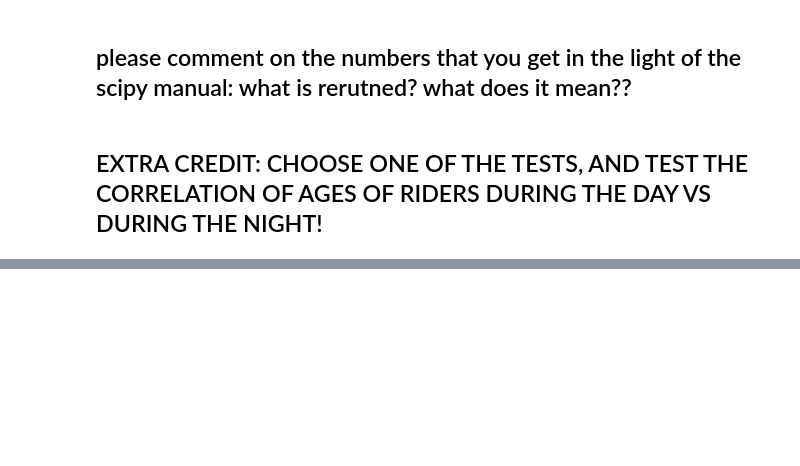
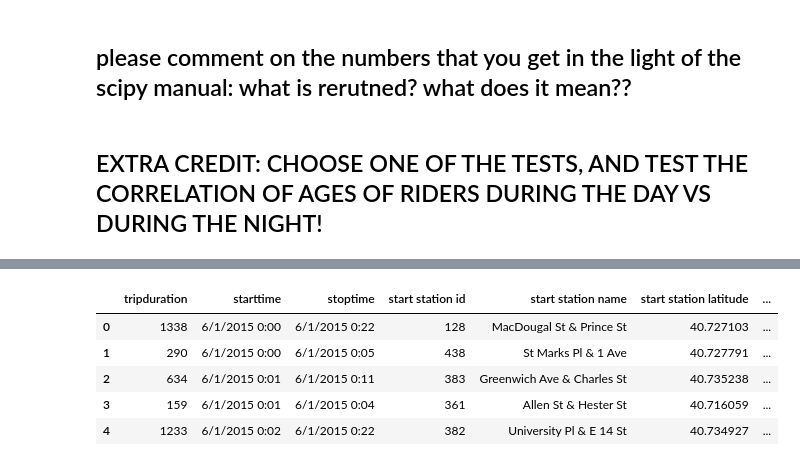
Before and after one commit to as10724/PUI2016_as10724, a Jupyter notebook: HW4_as10724/Assignment4_as10724.ipynb, the cells around one changed output, grey strips where cells are left out. Saved outputs shown, nothing was run; the diff lists cells and outputs as text; code cells hidden in the pictures; blank space fills up the shorter version.

```diff
--- a/HW4_as10724/Assignment4_as10724.ipynb
+++ b/HW4_as10724/Assignment4_as10724.ipynb
@@ -253,0 +343,12 @@ AttributeError: 'DataFrame' object has no attribute 'date'
+# %%
+#Starting with new dataframe
+dfo = pd.read_csv(os.getenv("PUIDATA") + "/" + datestring + '-citibike-tripdata.csv')
+dfo['date'] = pd.to_datetime(dfo['starttime'])
+dfo.head()
+# %% [output]
+|  | tripduration | starttime | stoptime | start station id | start station name | start station latitude | ... |
+| 0 | 1338 | 6/1/2015 0:00 | 6/1/2015 0:22 | 128 | MacDougal St & Prince St | 40.727103 | ... |
+| 1 | 290 | 6/1/2015 0:00 | 6/1/2015 0:05 | 438 | St Marks Pl & 1 Ave | 40.727791 | ... |
+| 2 | 634 | 6/1/2015 0:01 | 6/1/2015 0:11 | 383 | Greenwich Ave & Charles St | 40.735238 | ... |
+| 3 | 159 | 6/1/2015 0:01 | 6/1/2015 0:04 | 361 | Allen St & Hester St | 40.716059 | ... |
+| 4 | 1233 | 6/1/2015 0:02 | 6/1/2015 0:22 | 382 | University Pl & E 14 St | 40.734927 | ... |
```
Also changed, not shown: parts of 24 cells of this notebook.
